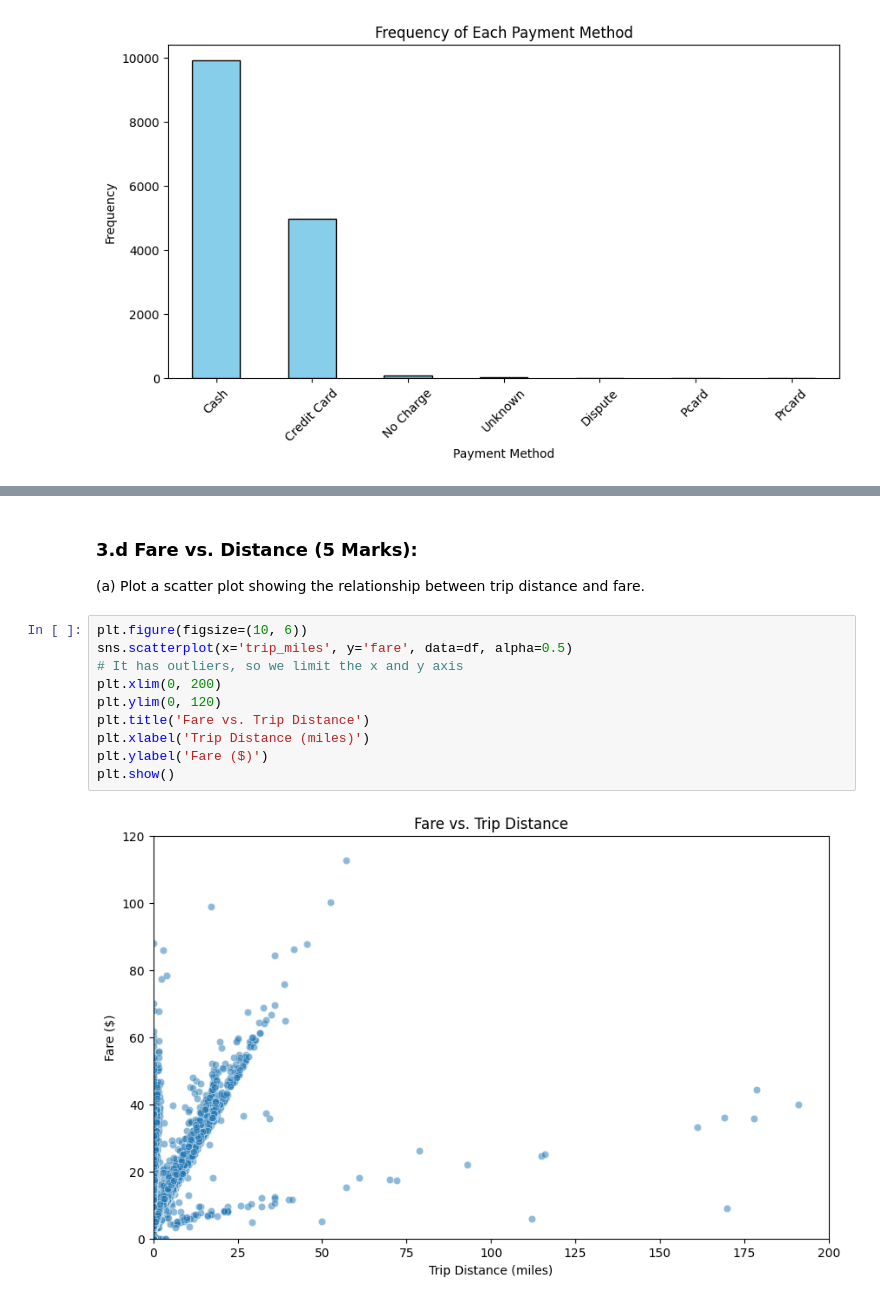
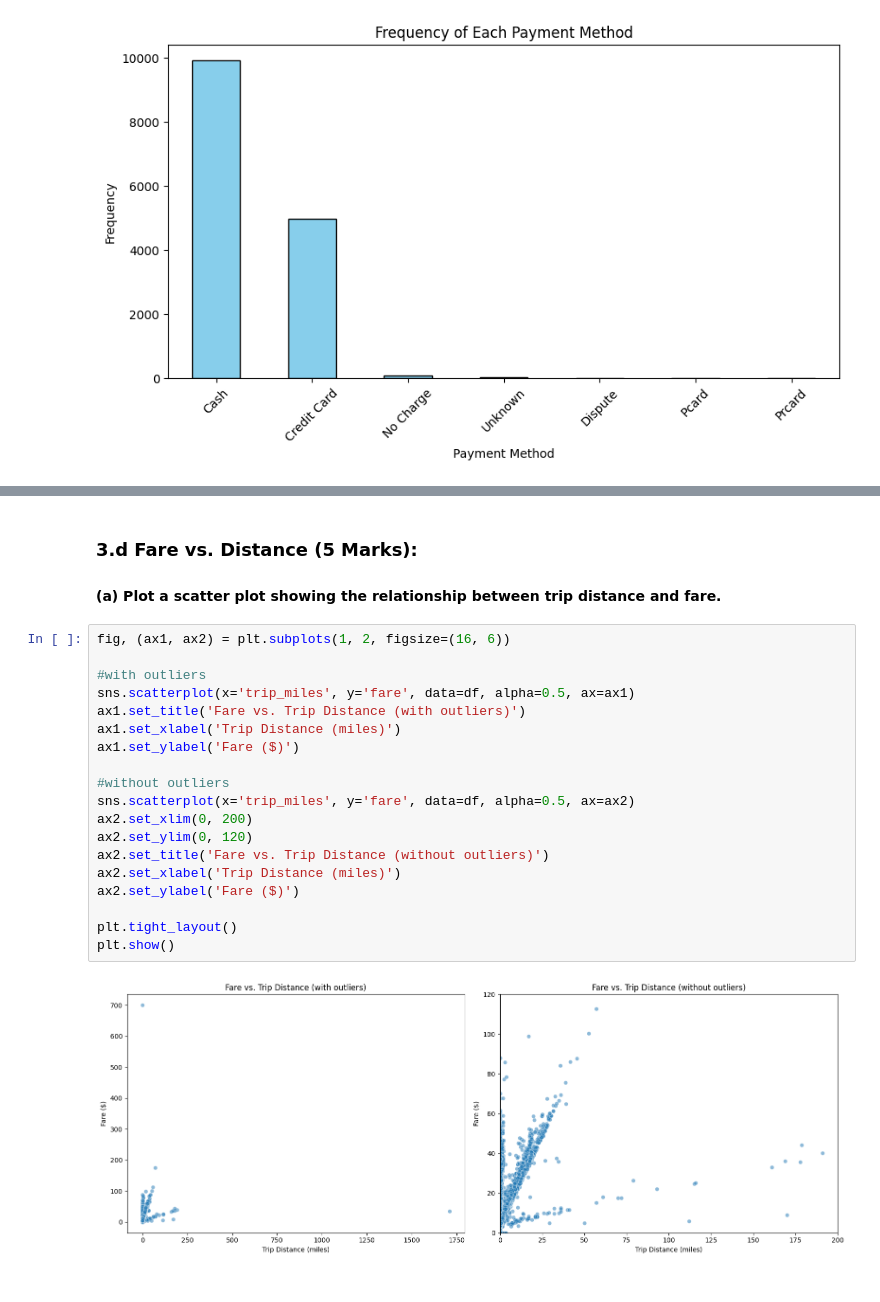
Before and after one commit to abhijain565aj/CS215-Assignment, a Jupyter notebook: A5-23B0903-23B0928-23B1057/Q3.ipynb, the cells around one changed output, grey strips where cells are left out. Saved outputs shown, nothing was run; the diff lists cells and outputs as text.

```diff
--- a/A5-23B0903-23B0928-23B1057/Q3.ipynb
+++ b/A5-23B0903-23B0928-23B1057/Q3.ipynb
@@ -194,17 +186,26 @@ Unknown         29.0  0.685172  1.436010  0.0  0.0  0.0  0.65   6.10
 # %% [markdown]
 ### 3.d Fare vs. Distance (5 Marks):
 
-(a) Plot a scatter plot showing the relationship between trip distance and fare.
+#### (a) Plot a scatter plot showing the relationship between trip distance and fare.
-# %%
-plt.figure(figsize=(10, 6))
-sns.scatterplot(x='trip_miles', y='fare', data=df, alpha=0.5)
-# It has outliers, so we limit the x and y axis
-plt.xlim(0, 200)
-plt.ylim(0, 120)
-plt.title('Fare vs. Trip Distance')
-plt.xlabel('Trip Distance (miles)')
-plt.ylabel('Fare ($)')
-plt.show()
-# %% [output]
-[figure, removed]
+# %%
+fig, (ax1, ax2) = plt.subplots(1, 2, figsize=(16, 6))
+
+#with outliers
+sns.scatterplot(x='trip_miles', y='fare', data=df, alpha=0.5, ax=ax1)
+ax1.set_title('Fare vs. Trip Distance (with outliers)')
+ax1.set_xlabel('Trip Distance (miles)')
+ax1.set_ylabel('Fare ($)')
+
+#without outliers
+sns.scatterplot(x='trip_miles', y='fare', data=df, alpha=0.5, ax=ax2)
+ax2.set_xlim(0, 200)
+ax2.set_ylim(0, 120)
+ax2.set_title('Fare vs. Trip Distance (without outliers)')
+ax2.set_xlabel('Trip Distance (miles)')
+ax2.set_ylabel('Fare ($)')
+
+plt.tight_layout()
+plt.show()
+# %% [output]
+[figure, added]
 # %% [markdown]
```
Also changed, not shown: parts of 15 cells of this notebook, 4 other files.
